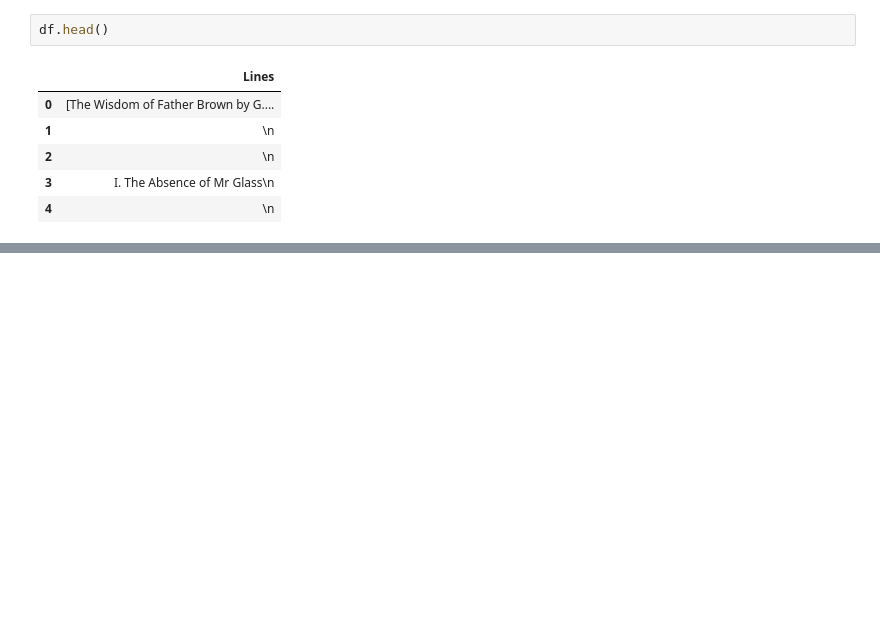
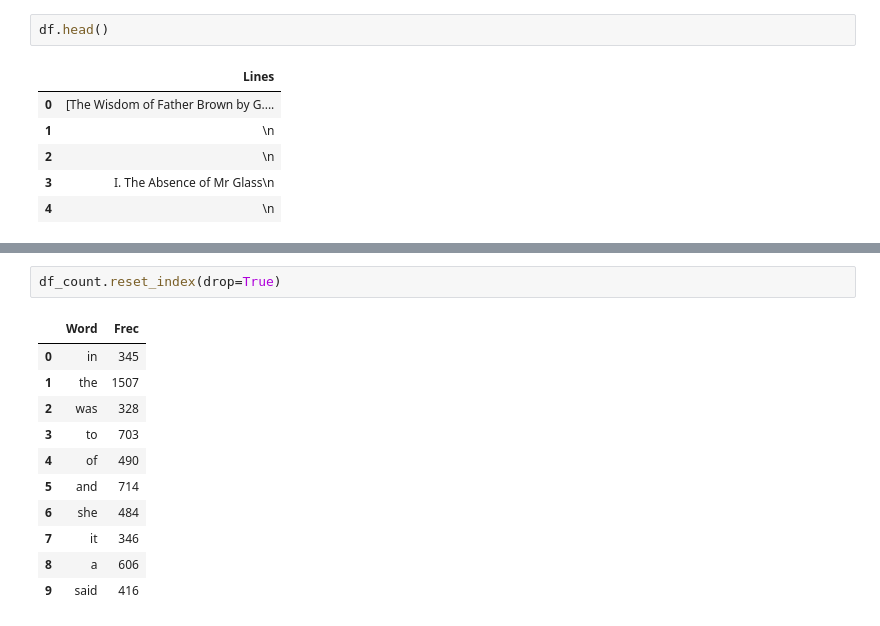
Before and after one commit to sros-UNED/NLPforHumanist, a Jupyter notebook: Digging_for_gold/Digging_for_Gold_2023_reading_data.ipynb, the cells around one changed output, grey strips where cells are left out. Cells and saved outputs as stored; diff of their text form; blank space fills up the shorter version.

```diff
--- a/Digging_for_gold/Digging_for_Gold_2023_reading_data.ipynb
+++ b/Digging_for_gold/Digging_for_Gold_2023_reading_data.ipynb
@@ -645,0 +663,14 @@ df.head()
+# %%
+df_count.reset_index(drop=True)
+# %% [output]
+|  | Word | Frec |
+| 0 | in | 345 |
+| 1 | the | 1507 |
+| 2 | was | 328 |
+| 3 | to | 703 |
+| 4 | of | 490 |
+| 5 | and | 714 |
+| 6 | she | 484 |
+| 7 | it | 346 |
+| 8 | a | 606 |
+| 9 | said | 416 |
```
Also changed, not shown: parts of 9 cells of this notebook.
